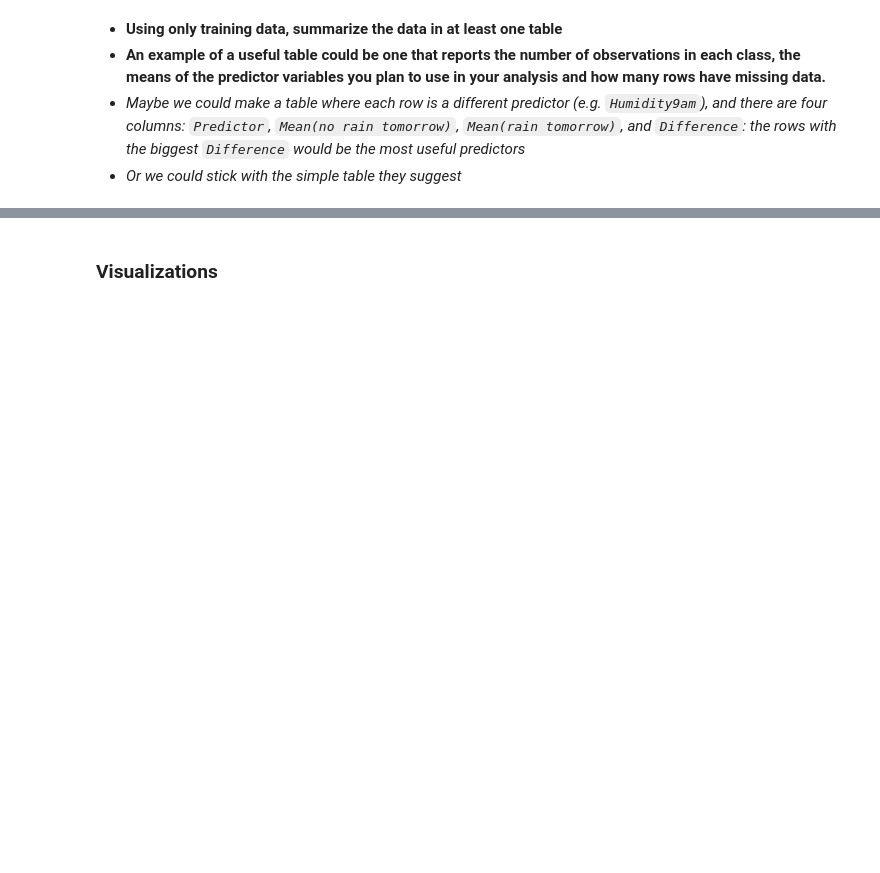
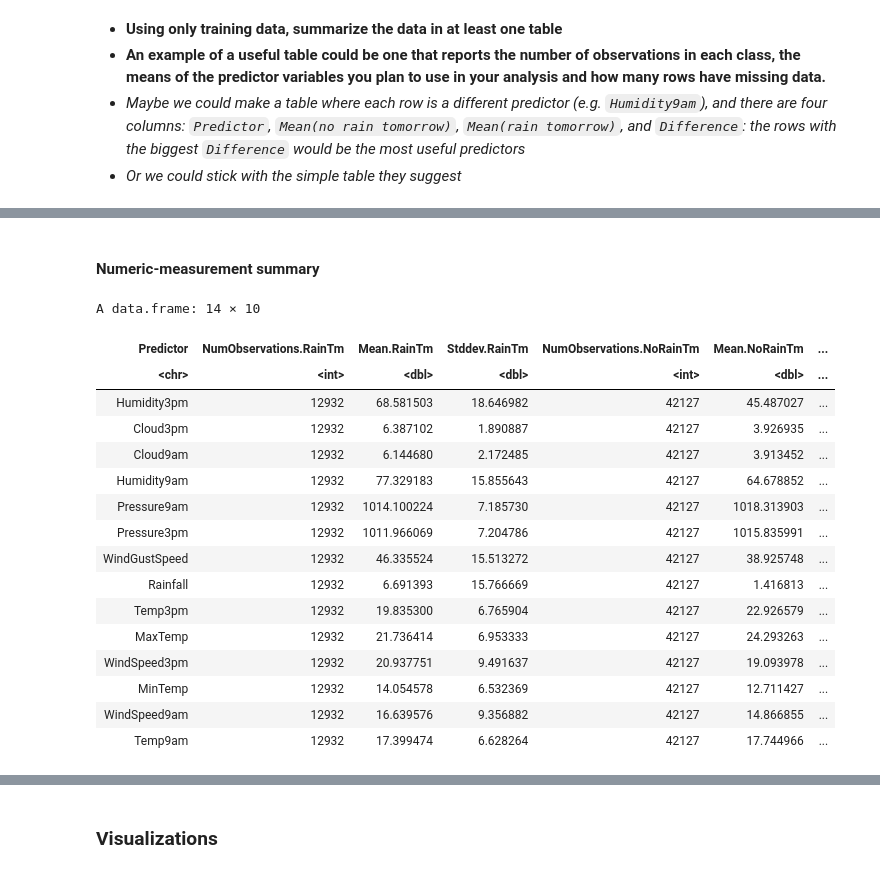
Before and after one commit to geoffreyyang/dsci100-002-group7, a Jupyter notebook: proposal.ipynb, the cells around one changed output, grey strips where cells are left out. Drawn from its saved outputs; the diff is of its cells as text; code cells hidden in the pictures; blank space fills up the shorter version.

Commit message:
Add summary table to project proposal

```diff
--- a/proposal.ipynb
+++ b/proposal.ipynb
@@ -160,0 +189,56 @@ colSums(is.na(weather_train))
+# %% [markdown]
+#### Numeric-measurement summary
+# %%
+options.initial <- options()
+repr.matrix.max.rows.initial = options.initial$repr.matrix.max.rows
+options(repr.matrix.max.rows = 100)
+
+# CC BY-SA 3.0: https://stackoverflow.com/a/37062951
+is.convertible.to.date <- function(x) !is.na(as.Date(as.character(x), tz = 'UTC', format = '%Y-%m-%d'))
+
+# Ugly hack to ignore the `Date` column
+weather_table_pivoted_numeric <- weather_train %>%
+    pivot_longer(cols = where(~ is.double(.x) && !is.convertible.to.date(.x)),
+                 names_to = "Predictor",
+                 values_to = "Value")
+
+# This is slow 🤠
+weather_table_raintm <- weather_table_pivoted_numeric %>%
+    filter(RainTomorrow == "Yes") %>%
+    group_by(Predictor) %>%
+    summarize(NumObservations = n(), Mean = mean(Value, na.rm = TRUE), Stddev = sd(Value, na.rm = TRUE), .groups = "keep")
+
+weather_table_noraintm <- weather_table_pivoted_numeric %>%
+    filter(RainTomorrow == "No") %>%
+    group_by(Predictor) %>%
+    summarize(NumObservations = n(), Mean = mean(Value, na.rm = TRUE), Stddev = sd(Value, na.rm = TRUE), .groups = "keep")
+
+weather_table <- merge(weather_table_raintm, weather_table_noraintm,
+      suffixes = c(".RainTm", ".NoRainTm"),
+      by.x = "Predictor", by.y = "Predictor",
+      all.x = TRUE, all.y = TRUE) %>%
+    mutate(Mean.Diff = Mean.RainTm - Mean.NoRainTm,
+           MeanStddev = ((Stddev.RainTm + Stddev.NoRainTm) / 2),
+           Mean.Diff.Vs.MeanStddev = abs(Mean.Diff / MeanStddev)) %>%
+    arrange(desc(Mean.Diff.Vs.MeanStddev))
+weather_table
+
+options(repr.matrix.max.rows = repr.matrix.max.rows.initial)
+# %% [output]
+A data.frame: 14 × 10
+| Predictor | NumObservations.RainTm | Mean.RainTm | Stddev.RainTm | NumObservations.NoRainTm | Mean.NoRainTm | ... |
+| <chr> | <int> | <dbl> | <dbl> | <int> | <dbl> | ... |
+| Humidity3pm | 12932 | 68.581503 | 18.646982 | 42127 | 45.487027 | ... |
+| Cloud3pm | 12932 | 6.387102 | 1.890887 | 42127 | 3.926935 | ... |
+| Cloud9am | 12932 | 6.144680 | 2.172485 | 42127 | 3.913452 | ... |
+| Humidity9am | 12932 | 77.329183 | 15.855643 | 42127 | 64.678852 | ... |
+| Pressure9am | 12932 | 1014.100224 | 7.185730 | 42127 | 1018.313903 | ... |
+| Pressure3pm | 12932 | 1011.966069 | 7.204786 | 42127 | 1015.835991 | ... |
+| WindGustSpeed | 12932 | 46.335524 | 15.513272 | 42127 | 38.925748 | ... |
+| Rainfall | 12932 | 6.691393 | 15.766669 | 42127 | 1.416813 | ... |
+| Temp3pm | 12932 | 19.835300 | 6.765904 | 42127 | 22.926579 | ... |
+| MaxTemp | 12932 | 21.736414 | 6.953333 | 42127 | 24.293263 | ... |
+| WindSpeed3pm | 12932 | 20.937751 | 9.491637 | 42127 | 19.093978 | ... |
+| MinTemp | 12932 | 14.054578 | 6.532369 | 42127 | 12.711427 | ... |
+| WindSpeed9am | 12932 | 16.639576 | 9.356882 | 42127 | 14.866855 | ... |
+| Temp9am | 12932 | 17.399474 | 6.628264 | 42127 | 17.744966 | ... |
```
Also changed, not shown: parts of 5 cells of this notebook.
